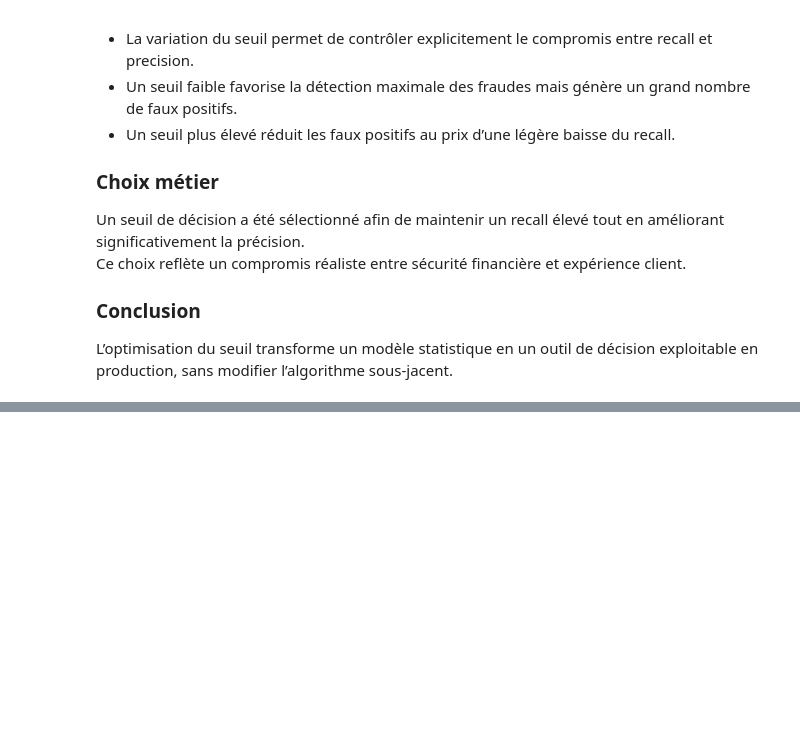
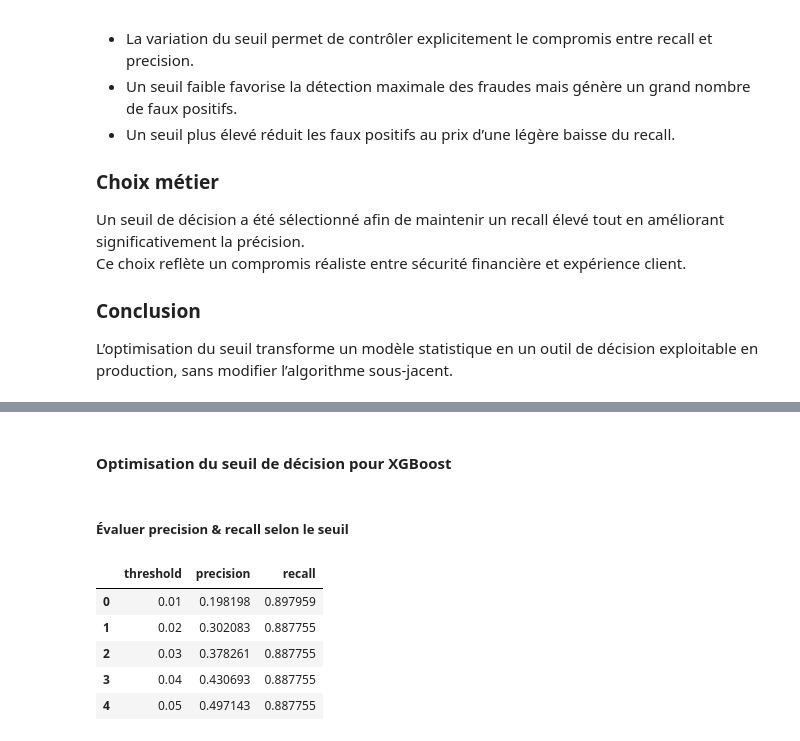
Before and after one commit to ayasmihii/fraud-detection-ml, a Jupyter notebook: notebooks/01_eda_credit_card_fraud.ipynb, the cells around one changed output, grey strips where cells are left out. Cells and saved outputs as stored; diff of their text form; code cells hidden in the pictures; blank space fills up the shorter version.

```diff
--- a/notebooks/01_eda_credit_card_fraud.ipynb
+++ b/notebooks/01_eda_credit_card_fraud.ipynb
@@ -489,0 +496,3 @@ L’optimisation du seuil transforme un modèle statistique en un outil de déci
+# %%
+scale_pos_weight = (y_train == 0).sum() / (y_train == 1).sum()
+scale_pos_weight
@@ -489,0 +551,27 @@ L’optimisation du seuil transforme un modèle statistique en un outil de déci
+# %% [markdown]
+#### Optimisation du seuil de décision pour XGBoost
+# %% [markdown]
+##### Évaluer precision & recall selon le seuil
+# %%
+thresholds = np.arange(0.01, 0.99, 0.01)
+
+results_xgb = []
+
+for t in thresholds:
+    y_pred_t = (y_proba_xgb >= t).astype(int)
+    p = precision_score(y_test, y_pred_t)
+    r = recall_score(y_test, y_pred_t)
+    results_xgb.append((t, p, r))
+
+threshold_xgb_df = pd.DataFrame(
+    results_xgb, columns=["threshold", "precision", "recall"]
+)
+
+threshold_xgb_df.head()
+# %% [output]
+|  | threshold | precision | recall |
+| 0 | 0.01 | 0.198198 | 0.897959 |
+| 1 | 0.02 | 0.302083 | 0.887755 |
+| 2 | 0.03 | 0.378261 | 0.887755 |
+| 3 | 0.04 | 0.430693 | 0.887755 |
+| 4 | 0.05 | 0.497143 | 0.887755 |
```
Also changed, not shown: parts of 14 cells of this notebook.
